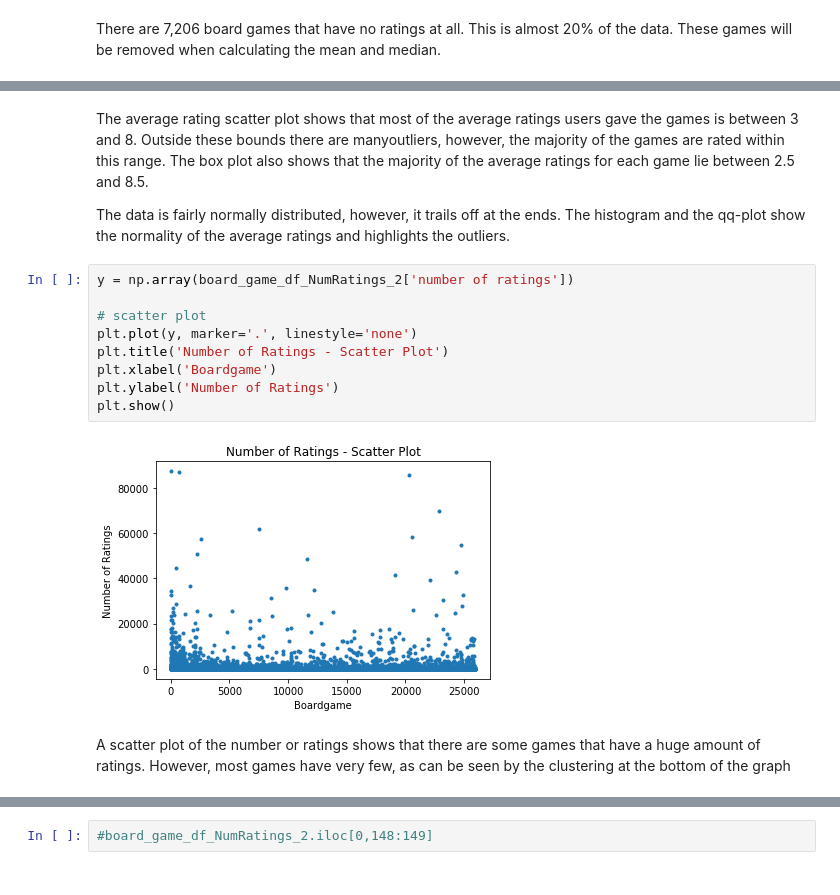
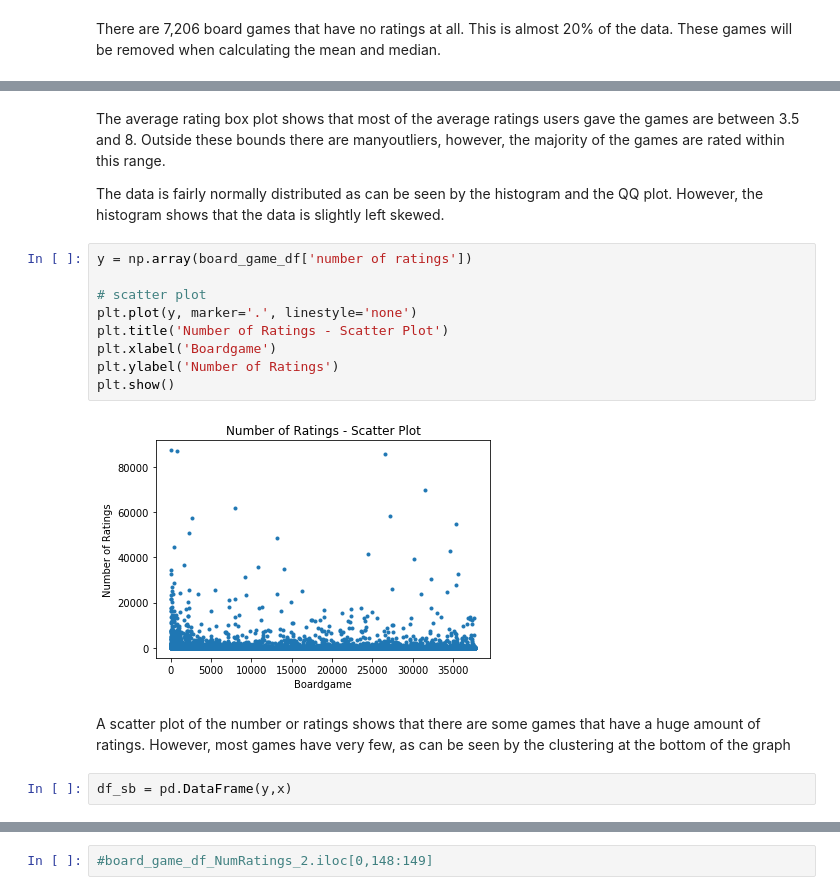
Before and after one commit to cisco3775/Board-Game-Geeks-Recommender-System, a Jupyter notebook: BoardGameGeek Recommender System.ipynb, the cells around one changed output, grey strips where cells are left out. Drawn from its saved outputs; the diff is of its cells as text.

```diff
--- a/BoardGameGeek Recommender System.ipynb
+++ b/BoardGameGeek Recommender System.ipynb
@@ -495,17 +468,19 @@ pylab.show()
 # %% [markdown]
-The average rating scatter plot shows that most of the average ratings users gave the games is between 3 and 8. Outside these bounds there are manyoutliers, however, the majority of the games are rated within this range. The box plot also shows that the majority of the average ratings for each game lie between 2.5 and 8.5.
+The average rating box plot shows that most of the average ratings users gave the games are between 3.5 and 8. Outside these bounds there are manyoutliers, however, the majority of the games are rated within this range.
 
-The data is fairly normally distributed, however, it trails off at the ends. The histogram and the qq-plot show the normality of the average ratings and highlights the outliers.
+The data is fairly normally distributed as can be seen by the histogram and the QQ plot. However, the histogram shows that the data is slightly left skewed.
 # %%
-y = np.array(board_game_df_NumRatings_2['number of ratings'])
+y = np.array(board_game_df['number of ratings'])
 
 # scatter plot
 plt.plot(y, marker='.', linestyle='none')
 plt.title('Number of Ratings - Scatter Plot')
 plt.xlabel('Boardgame')
 plt.ylabel('Number of Ratings')
 plt.show()
 # %% [output]
-[figure, old version]
+[figure, new version]
 # %% [markdown]
 A scatter plot of the number or ratings shows that there are some games that have a huge amount of ratings. However, most games have very few, as can be seen by the clustering at the bottom of the graph
+# %%
+df_sb = pd.DataFrame(y,x)
```
Also changed, not shown: parts of 22 cells of this notebook.
